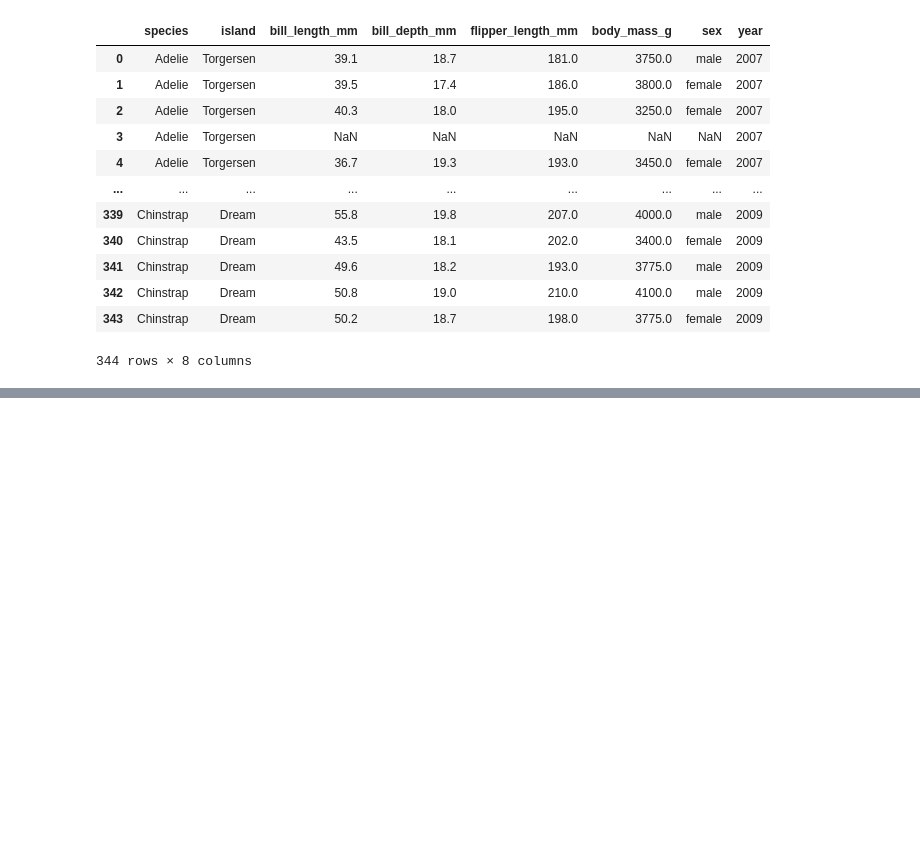
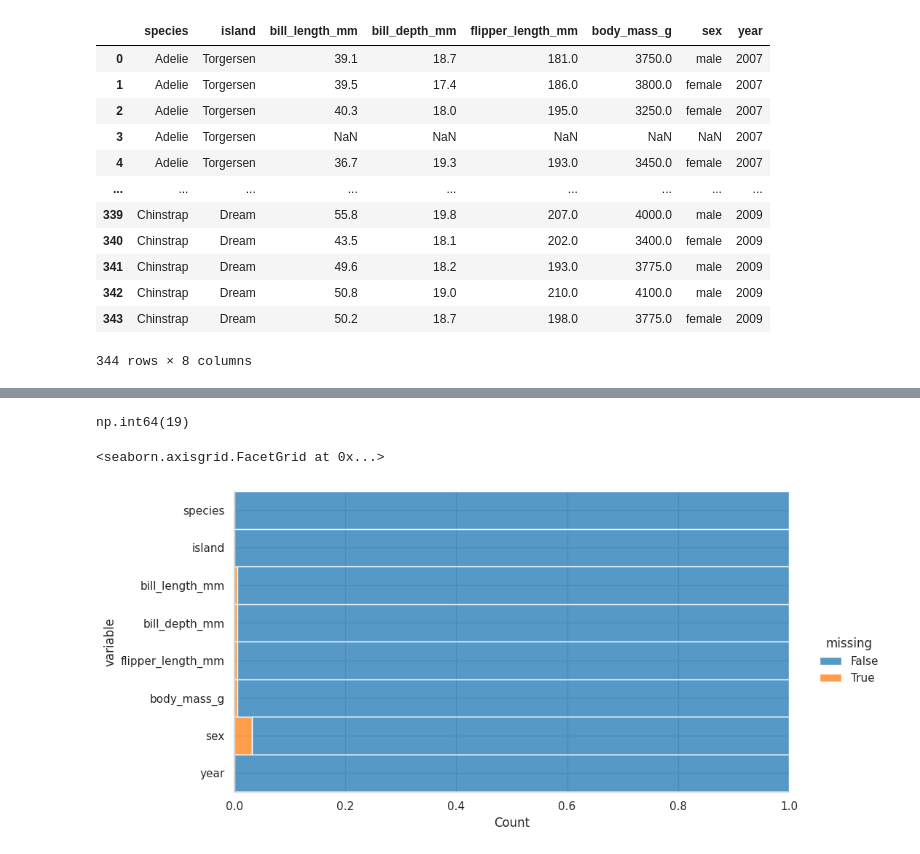
Before and after one commit to gabguagon/Py-EDA-penguins, a Jupyter notebook: penguins.ipynb, the cells around one changed output, grey strips where cells are left out. Cells and saved outputs as stored; diff of their text form; code cells hidden in the pictures; blank space fills up the shorter version.

Commit message:
Validación de datos

```diff
--- a/penguins.ipynb
+++ b/penguins.ipynb
@@ -181,0 +242,18 @@ df
+# %%
+# ¿Cuántos valores nulos tenemos en total en el conjunto de datos?
+df.isnull().sum().sum()
+# %% [output]
+np.int64(19)
+# %%
+# ¿Cuál es la proporción de valores nulos por cada variable?
+df.isnull().melt(value_name='missing').pipe(
+        lambda x: sns.displot(
+            data=x,
+            y='variable',
+            hue='missing',
+            multiple='fill',
+            aspect=2)
+    )
+# %% [output]
+<seaborn.axisgrid.FacetGrid at 0x...>
+[figure, added]
```
Also changed, not shown: parts of 8 cells of this notebook.
